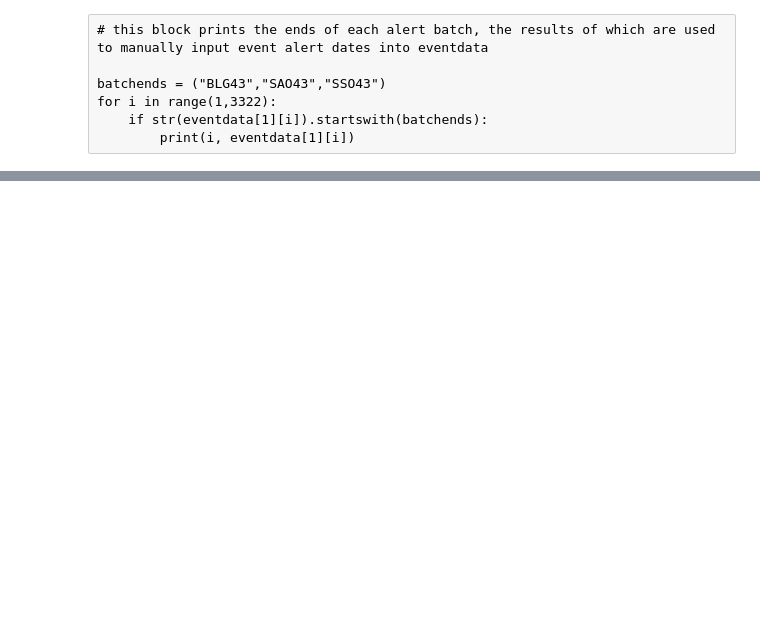
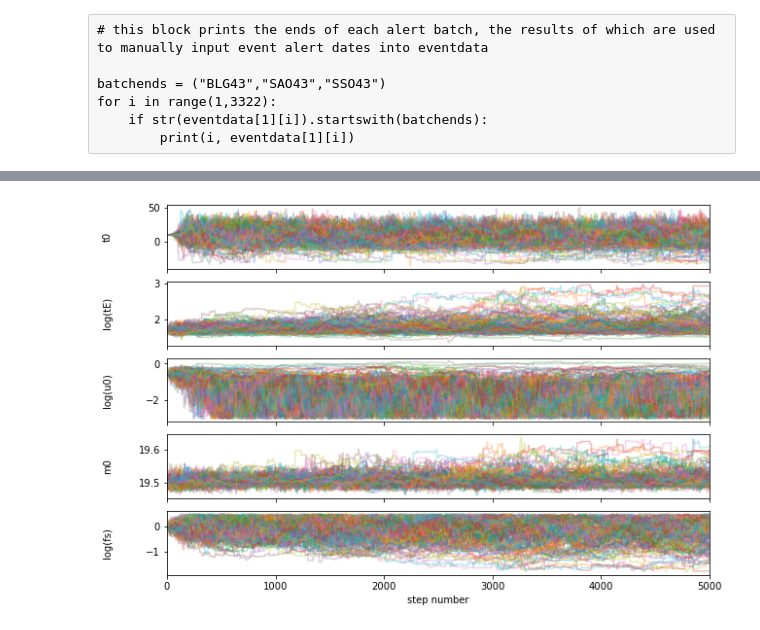
Before and after one commit to raenessa/discover, a Jupyter notebook: mcmc.ipynb, the cells around one changed output, grey strips where cells are left out. Saved outputs shown, nothing was run; the diff lists cells and outputs as text; code cells hidden in the pictures; blank space fills up the shorter version.

```diff
--- a/mcmc.ipynb
+++ b/mcmc.ipynb
@@ -192,0 +236,27 @@ problem
+# %%
+#log_probability(pred_popt, df_forpred.HJD-9400., df_forpred.mag, df_forpred.mag_err)
+nwalkers = 100
+ndim = len(pred_popt)
+# number of steps to walk and burn are initialized at top
+
+pos = [pred_popt + 1.0e-2 * np.random.randn(ndim) for i in range(nwalkers)]
+
+sampler = emcee.EnsembleSampler(nwalkers,ndim,log_probability,args=(df_forpred.HJD-9400.,df_forpred.mag,df_forpred.mag_err))
+sampler.run_mcmc(pos,steps,progress=True);
+samples = sampler.get_chain(discard=burn, thin=20, flat=True).reshape((-1,ndim))
+# %%
+fig, axes = plt.subplots(len(pred_popt), figsize=(10, 7), sharex=True)
+samples_plot = sampler.get_chain()
+labels = ["t0","log(tE)","log(u0)","m0","log(fs)"]
+for i in range(ndim):
+    ax = axes[i]
+    #for j in range(nwalkers):
+    ax.plot(samples_plot[:, :, i], alpha=0.3)
+    ax.set_xlim(0, len(samples_plot))
+    ax.set_ylabel(labels[i])
+    ax.yaxis.set_label_coords(-0.1, 0.5)
+axes[-1].set_xlabel("step number");
+plt.show()
+#print(pred_popt)
+# %% [output]
+[figure, added]
```
Also changed, not shown: parts of 21 cells of this notebook, 1 other file.
